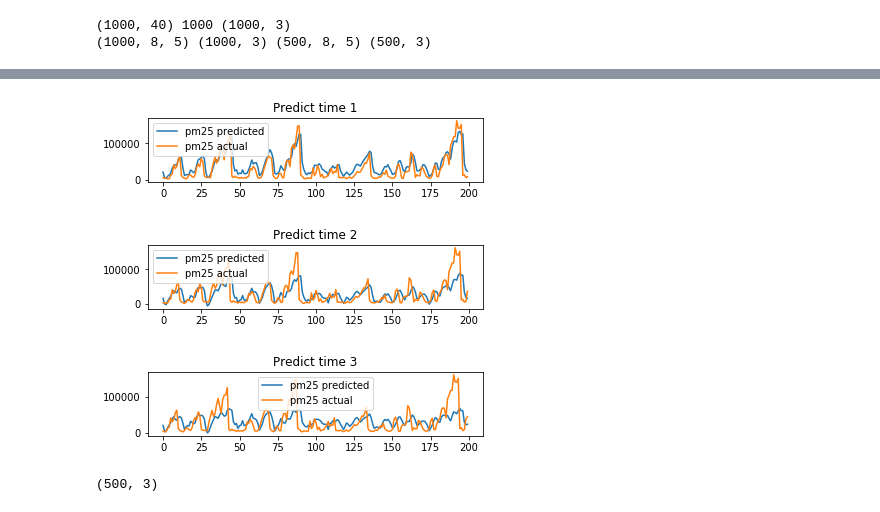
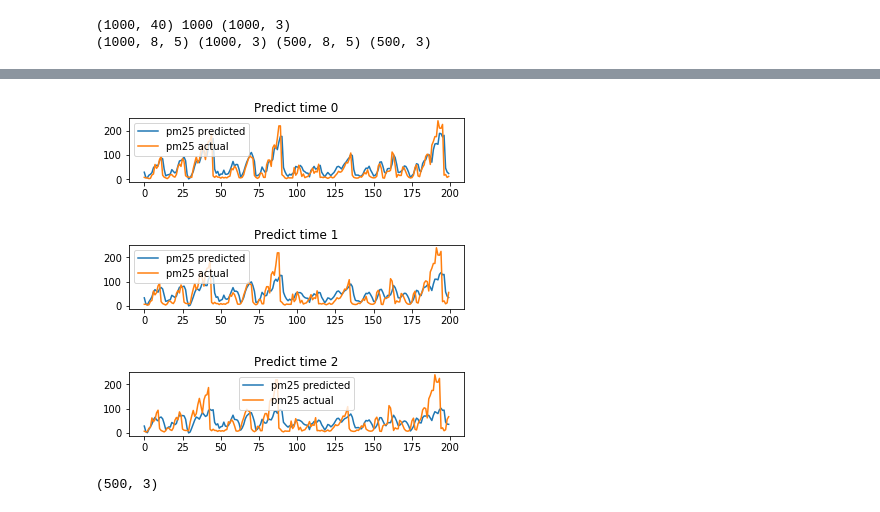
Before and after one commit to luoweimeng/Air-Quality, a Jupyter notebook: preprocess.ipynb, the cells around one changed output, grey strips where cells are left out. Drawn from its saved outputs; the diff is of its cells as text; code cells hidden in the pictures.

Commit message:
Add more data.(2014-2017) Clean up files

```diff
--- a/preprocess.ipynb
+++ b/preprocess.ipynb
@@ -101,14 +194,13 @@ t2m.shift(8, freq = 'H')
 # %%
 pm25_data = pd.read_csv('pm25.csv', parse_dates=True, index_col=0, header=None)
 
-t2m = pd.Series(nc_data.variables['t2m'][:, 9, 11], index=times)
+t2m = pd.Series(nc_data_sf.variables['t2m'][:, 9, 11], index=times)
 # shift time zone
 t2m = t2m.shift(8, freq='H')
-d2m = pd.Series(nc_data.variables['d2m'][:, 9, 11], index=times)
+d2m = pd.Series(nc_data_sf.variables['d2m'][:, 9, 11], index=times)
 d2m = d2m.shift(8, freq='H')
-u10 = pd.Series(nc_data.variables['u10'][:, 9, 11], index=times)
+u10 = pd.Series(nc_data_sf.variables['u10'][:, 9, 11], index=times)
 u10 = u10.shift(8, freq='H')
-v10 = pd.Series(nc_data.variables['v10'][:, 9, 11], index=times)
+v10 = pd.Series(nc_data_sf.variables['v10'][:, 9, 11], index=times)
 v10 = v10.shift(8, freq='H')
-# concatenate all the series
-raw_data = pd.concat([pm25_data, t2m, d2m, u10, v10], axis=1).dropna()
+sp = pd.Series(nc_data_sf.variables['sp'][:, 9, 11], index=times).shift(8, freq='H')
@@ -115,4 +225,11 @@ raw_data = pd.concat([pm25_data, t2m, d2m, u10, v10], axis=1).dropna()
+# %%
+# concatenate all the series
+raw_data = pd.concat([pm25_data, t2m, d2m, u10, v10, sp, t500, t850, t1000,
+                      q500, q850, q1000, u500, u850, u1000, v500, v850, v1000, w500, w850, w1000], axis=1)
+raw_data = raw_data.dropna()
 # %%
 # rename columns
-raw_data.columns = ['pm25', 't2m', 'd2m', 'u10', 'v10']
-raw_data.head()
+raw_data.columns = ['pm25', 't2m', 'd2m', 'u10', 'v10', 'sp', 't500', 't850', 't1000',
+                      'q500', 'q850', 'q1000', 'u500', 'u850', 'u1000', 'v500', 'v850', 'v1000', 'w500', 'w850', 'w1000']
+raw_data.to_csv("raw_data_new.csv")
+raw_data
@@ -242,16 +389,13 @@ ypredict = model.predict(test_X)
 # %%
 # inverse transform
 def inv_normalization(y):
-    # deep copy!! or value of y will be changed!!
-    inv_y = y.copy()
-    result = y.copy()
+    inv_y = y
     for i in range(predict_hours):
         #transform to raw shape (, 5)
-        y_ = inv_y[:, i]
-        temp = np.ones((len(y), 5))
-        temp[:, 0] = y_
-        inv_ = scaler.inverse_transform(temp)
-        result[:, i] = inv_[:, 0]
-    print(y)
-    return result
+        y_ = y[:, i]
+        y_ = y_.reshape(len(y), 1)
+        raw_ = np.concatenate((y_, test_X[:, -4:]), axis=1)
+        inv_ = scaler.inverse_transform(raw_)
+        inv_y[:, i] = inv_[:, 0]
+    return inv_y
 # %%
@@ -263,15 +408,15 @@ pm25_actual = inv_normalization(test_y)
 # %%
 for i in range(predict_hours):
     plt.subplot(predict_hours, 1, i+1)
     plt.plot(pm25_predict[-200:, i], '-', label = 'pm25 predicted')
     plt.plot(pm25_actual[-200:, i], '-', label = 'pm25 actual')
     plt.legend()
-    plt.title('Predict time '+ str(i + 1))
+    plt.title('Predict time '+ str(i))
     plt.show()
 # %% [output]
-[figure, old version]
+[figure, new version]
-[figure, old version]
+[figure, new version]
-[figure, old version]
+[figure, new version]
 # %%
 pm25_predict.shape
 # %% [output]
```
Also changed, not shown: parts of 36 cells of this notebook, 9 other files.
